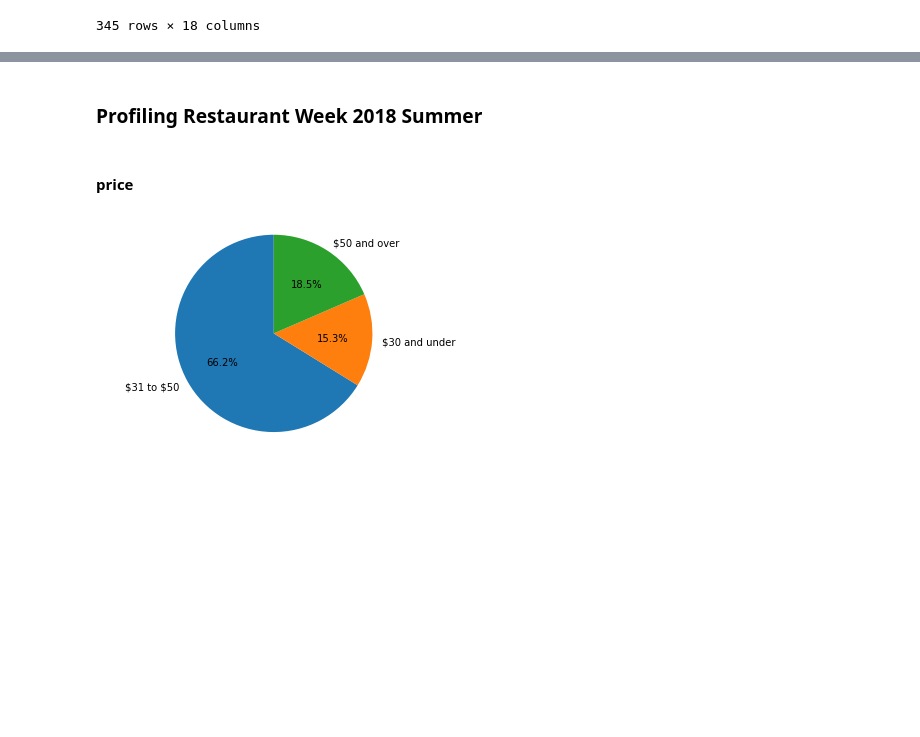
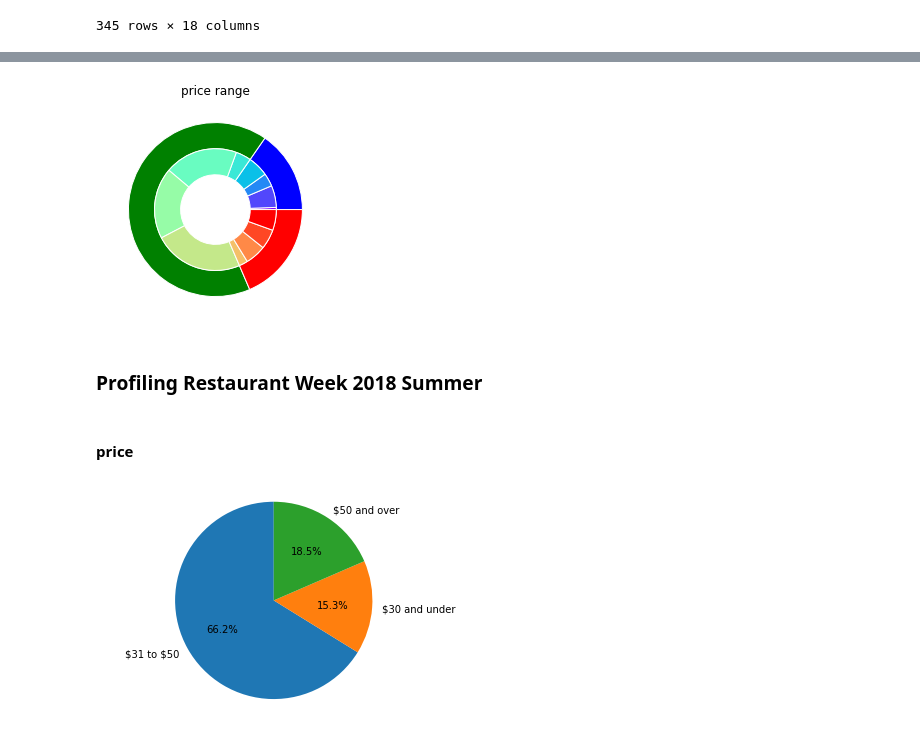
Before and after one commit to ctc316/NYC_RstWeek, a Jupyter notebook: analysis.ipynb, the cells around one changed output, grey strips where cells are left out. Cells and saved outputs as stored; diff of their text form; code cells hidden in the pictures; blank space fills up the shorter version.

```diff
--- a/analysis.ipynb
+++ b/analysis.ipynb
@@ -181,3 +174,25 @@ display(analysis)
+# %%
+import matplotlib.cm as cm
+
+fig, ax = plt.subplots()
+
+size = 0.3
+vals = np.array([[2, 20,12,19], [14,67,65,82], [8,19,18,19]])
+
+cmap = plt.get_cmap("tab20c")
+outer_colors = ['b','g','r']
+inner_colors = cm.rainbow(np.linspace(0, 1, 12))
+
+ax.pie(vals.sum(axis=1), radius=1, colors=outer_colors,
+       wedgeprops=dict(width=size, edgecolor='w'))
+
+ax.pie(vals.flatten(), radius=1-size, colors=inner_colors,
+       wedgeprops=dict(width=size, edgecolor='w'))
+
+ax.set(aspect="equal", title='price range')
+plt.show()
+# %% [output]
+[figure, added]
 # %% [markdown]
 ### Profiling Restaurant Week 2018 Summer
 # %% [markdown]
```
Also changed, not shown: parts of 20 cells of this notebook, 1 other file.
